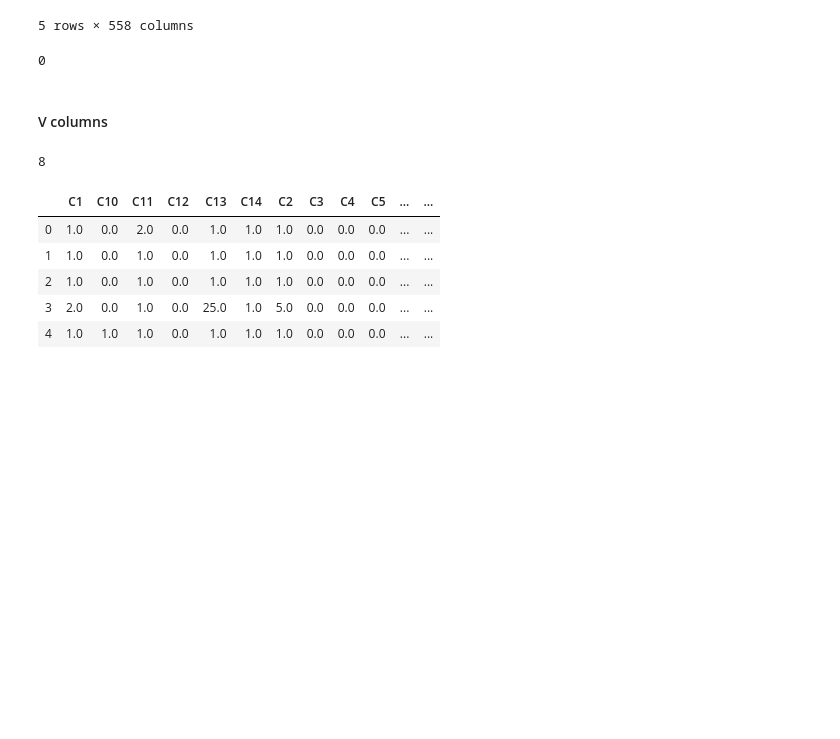
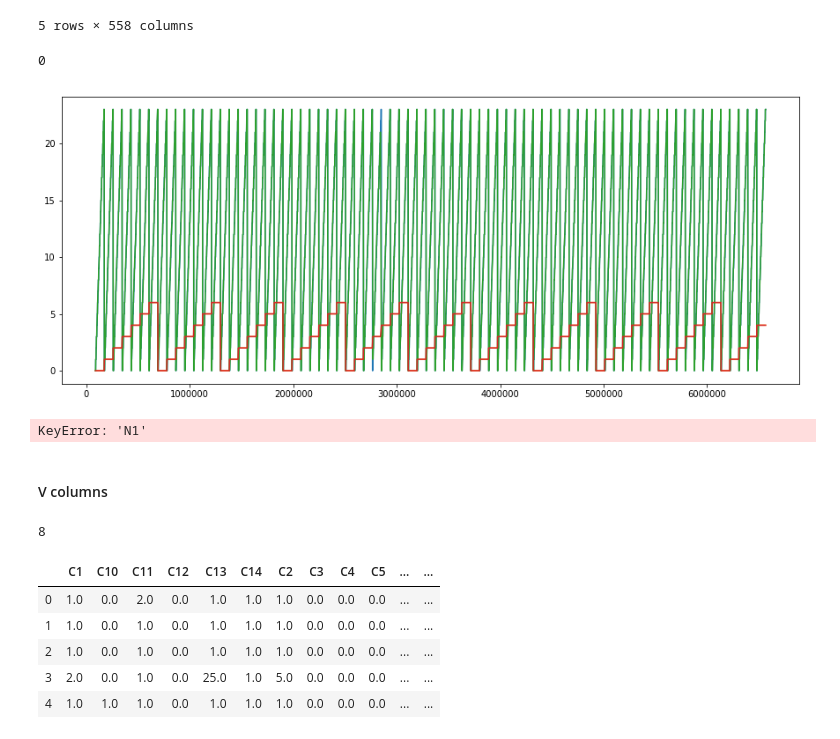
Before and after one commit to rodgomrod/kaggle_ieee_fraud, a Jupyter notebook: feature_engineering.ipynb, the cells around one changed output. Cells and saved outputs as stored; diff of their text form; code cells hidden in the pictures; blank space fills up the shorter version.

```diff
--- a/feature_engineering.ipynb
+++ b/feature_engineering.ipynb
@@ -54,7 +50,7 @@ gc.collect()
 # %% [output]
 0
 # %%
-def plot_col(col):
+def plot_col(df, col):
     fig, ax = plt.subplots()
     fig.set_size_inches(15, 6)
     ax.plot(df[df.isFraud == 0].TransactionDT, df[df.isFraud == 0][col])
@@ -72,5 +68,12 @@ def plot_hist_col(col):
     plt.show()
     gc.collect()
 # %%
-df['Transaction_day_of_week'] = np.floor((df['TransactionDT'] / (3600 * 24) - 1) % 7)
-df['Transaction_hour'] = np.floor(df['TransactionDT'] / 3600) % 24
+train['Transaction_day_of_week'] = np.floor((train['TransactionDT'] / (3600 * 24) - 1) % 7)
+train['Transaction_hour'] = np.floor(train['TransactionDT'] / 3600) % 24
+
+test['Transaction_day_of_week'] = np.floor((test['TransactionDT'] / (3600 * 24) - 1) % 7)
+test['Transaction_hour'] = np.floor(test['TransactionDT'] / 3600) % 24
+# %%
+plot_col(train, ['Transaction_hour', 'Transaction_day_of_week'])
+# %% [output]
+[figure, added]
@@ -77,6 +116,13 @@ df['Transaction_hour'] = np.floor(df['TransactionDT'] / 3600) % 24
 # %%
-cols1 = [x for x in df.columns if 'card' in x and 'fe' not in x]
-df['N1'] = df.groupby(cols1)['TransactionDT'].transform('count').astype(np.uint32)
+cols1 = [x for x in train.columns if 'card' in x and '_fe1' in x]
+ft = 'N1'
+train[ft] = train.groupby(cols1)['TransactionDT'].transform('count')
+dict_fe, _d_type = freq_encoder2(train, ft, 0)
+dict_fe_test = freq_encoder2_test(test, ft, dict_fe)
+train[ft] = train[ft].apply(lambda x: dict_fe[x]).astype(_d_type)
+test[ft] = test[ft].apply(lambda x: dict_fe_test[x]).astype(_d_type)
+# %% [output]
+KeyError: 'N1'
 # %%
 cols1 = [x for x in df.columns if 'addr' in x]
 df['N2'] = df.groupby(cols1)['TransactionDT'].transform('count').astype(np.uint32)
```
Also changed, not shown: parts of 8 cells of this notebook, 2 other files.
